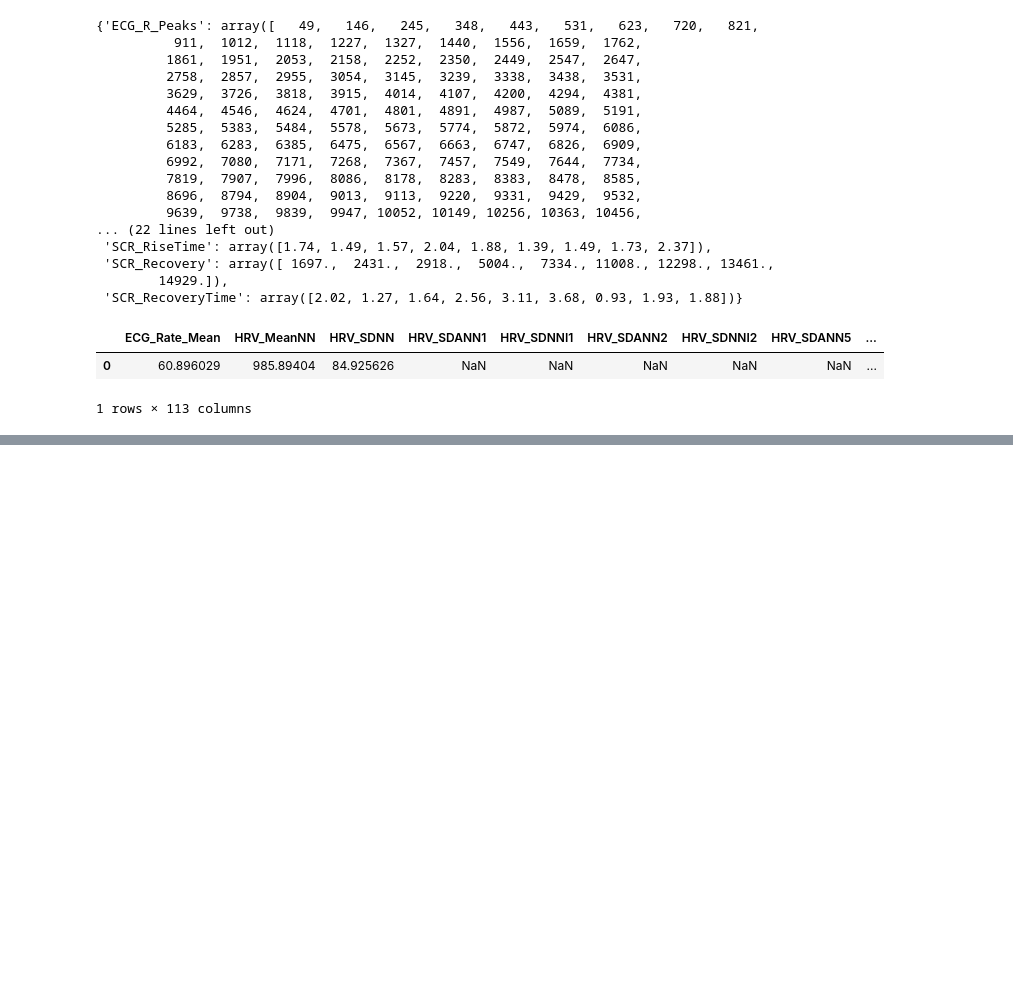
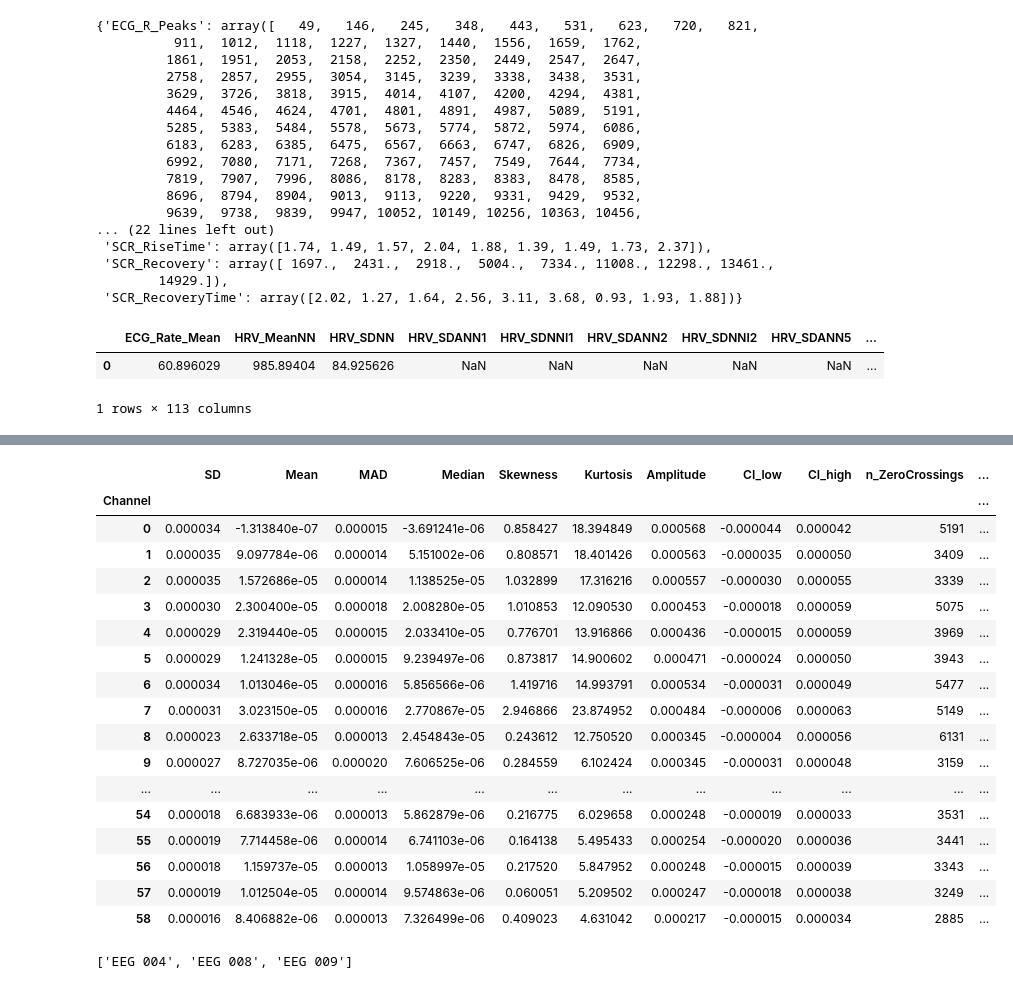
Before and after one commit to asheeshcric/VA, a Jupyter notebook: notebooks/neurokit_test.ipynb, the cells around one changed output, grey strips where cells are left out. Cells and saved outputs as stored; diff of their text form; code cells hidden in the pictures; blank space fills up the shorter version.

Commit message:
Get EEG bad channels

```diff
--- a/notebooks/neurokit_test.ipynb
+++ b/notebooks/neurokit_test.ipynb
@@ -66,3 +66,6 @@ results
 |  | ECG_Rate_Mean | HRV_MeanNN | HRV_SDNN | HRV_SDANN1 | HRV_SDNNI1 | HRV_SDANN2 | HRV_SDNNI2 | HRV_SDANN5 | ... |
 | 0 | 60.896029 | 985.89404 | 84.925626 | NaN | NaN | NaN | NaN | NaN | ... |
 1 rows × 113 columns
+# %%
+eeg = nk.mne_data("filt-0-40_raw")
+eeg
@@ -68,0 +85,27 @@ results
+# %%
+bads, info = nk.eeg_badchannels(eeg, distance_threshold=0.95, show=False)
+# %%
+info
+# %% [output]
+|  | SD | Mean | MAD | Median | Skewness | Kurtosis | Amplitude | CI_low | CI_high | n_ZeroCrossings | ... |
+| Channel |  |  |  |  |  |  |  |  |  |  | ... |
+| 0 | 0.000034 | -1.313840e-07 | 0.000015 | -3.691241e-06 | 0.858427 | 18.394849 | 0.000568 | -0.000044 | 0.000042 | 5191 | ... |
+| 1 | 0.000035 | 9.097784e-06 | 0.000014 | 5.151002e-06 | 0.808571 | 18.401426 | 0.000563 | -0.000035 | 0.000050 | 3409 | ... |
+| 2 | 0.000035 | 1.572686e-05 | 0.000014 | 1.138525e-05 | 1.032899 | 17.316216 | 0.000557 | -0.000030 | 0.000055 | 3339 | ... |
+| 3 | 0.000030 | 2.300400e-05 | 0.000018 | 2.008280e-05 | 1.010853 | 12.090530 | 0.000453 | -0.000018 | 0.000059 | 5075 | ... |
+| 4 | 0.000029 | 2.319440e-05 | 0.000015 | 2.033410e-05 | 0.776701 | 13.916866 | 0.000436 | -0.000015 | 0.000059 | 3969 | ... |
+| 5 | 0.000029 | 1.241328e-05 | 0.000015 | 9.239497e-06 | 0.873817 | 14.900602 | 0.000471 | -0.000024 | 0.000050 | 3943 | ... |
+| 6 | 0.000034 | 1.013046e-05 | 0.000016 | 5.856566e-06 | 1.419716 | 14.993791 | 0.000534 | -0.000031 | 0.000049 | 5477 | ... |
+| 7 | 0.000031 | 3.023150e-05 | 0.000016 | 2.770867e-05 | 2.946866 | 23.874952 | 0.000484 | -0.000006 | 0.000063 | 5149 | ... |
+| 8 | 0.000023 | 2.633718e-05 | 0.000013 | 2.454843e-05 | 0.243612 | 12.750520 | 0.000345 | -0.000004 | 0.000056 | 6131 | ... |
+| 9 | 0.000027 | 8.727035e-06 | 0.000020 | 7.606525e-06 | 0.284559 | 6.102424 | 0.000345 | -0.000031 | 0.000048 | 3159 | ... |
+| ... | ... | ... | ... | ... | ... | ... | ... | ... | ... | ... | ... |
+| 54 | 0.000018 | 6.683933e-06 | 0.000013 | 5.862879e-06 | 0.216775 | 6.029658 | 0.000248 | -0.000019 | 0.000033 | 3531 | ... |
+| 55 | 0.000019 | 7.714458e-06 | 0.000014 | 6.741103e-06 | 0.164138 | 5.495433 | 0.000254 | -0.000020 | 0.000036 | 3441 | ... |
+| 56 | 0.000018 | 1.159737e-05 | 0.000013 | 1.058997e-05 | 0.217520 | 5.847952 | 0.000248 | -0.000015 | 0.000039 | 3343 | ... |
+| 57 | 0.000019 | 1.012504e-05 | 0.000014 | 9.574863e-06 | 0.060051 | 5.209502 | 0.000247 | -0.000018 | 0.000038 | 3249 | ... |
+| 58 | 0.000016 | 8.406882e-06 | 0.000013 | 7.326499e-06 | 0.409023 | 4.631042 | 0.000217 | -0.000015 | 0.000034 | 2885 | ... |
+# %%
+bads
+# %% [output]
+['EEG 004', 'EEG 008', 'EEG 009']
```
Also changed, not shown: parts of 1 cell of this notebook.
